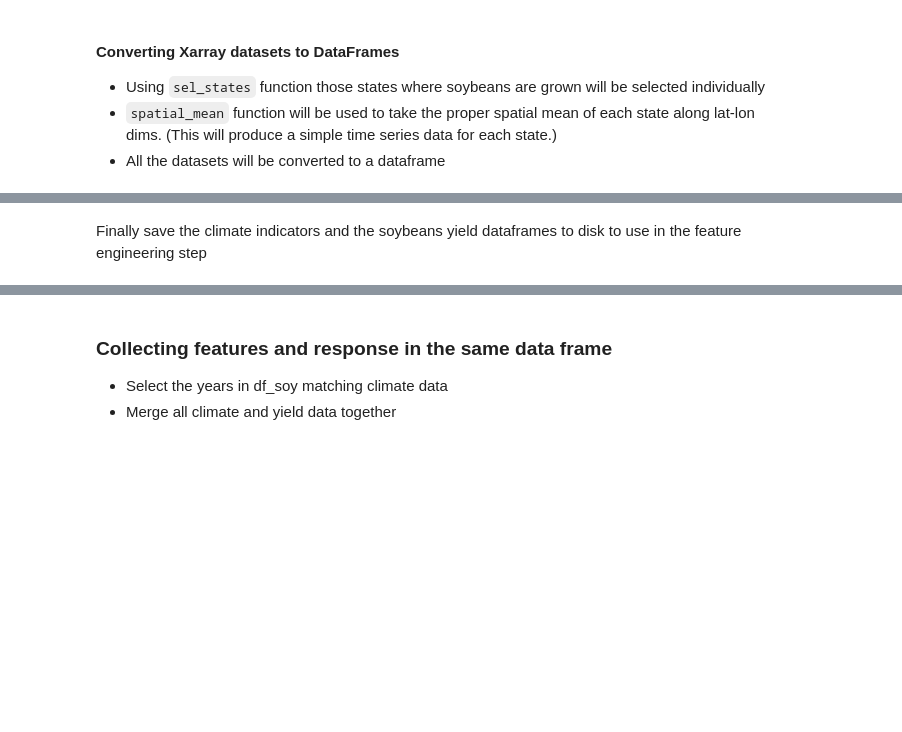
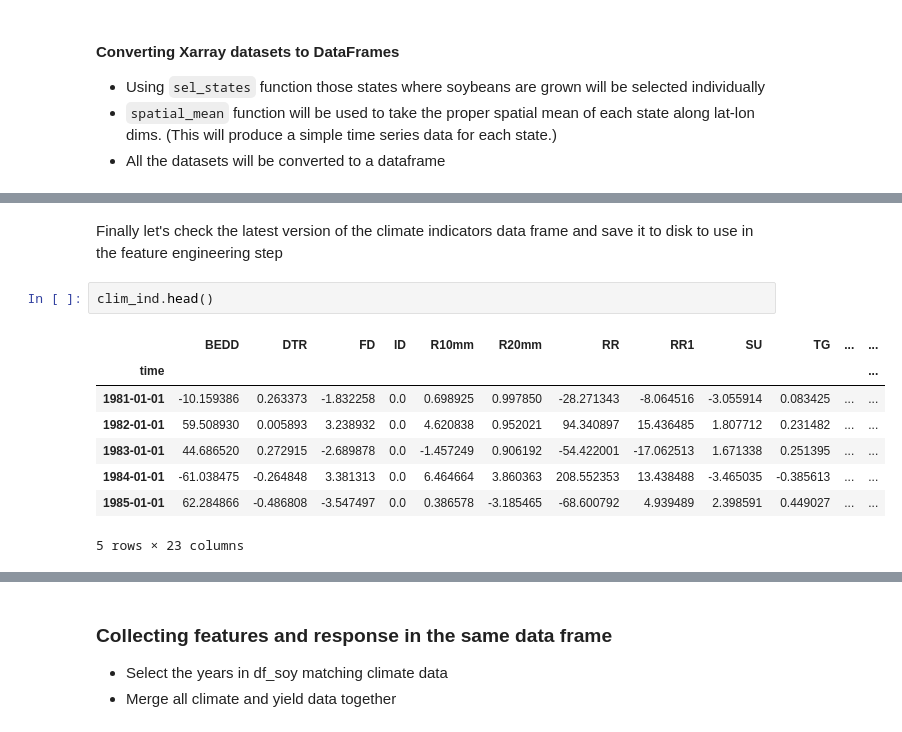
Before and after one commit to ennis-kurt/County-Level-Soybeans-Prediction-from-Climate-Variables, a Jupyter notebook: SoybeansNonIrrigated_Model/DataWrangling.ipynb, the cells around one changed output, grey strips where cells are left out. Cells and saved outputs as stored; diff of their text form; blank space fills up the shorter version.

```diff
--- a/SoybeansNonIrrigated_Model/DataWrangling.ipynb
+++ b/SoybeansNonIrrigated_Model/DataWrangling.ipynb
@@ -1036,2 +1060,13 @@ clim_ind = pd.concat(state_clim_list, axis=0)
 # %% [markdown]
-Finally save the climate indicators and the soybeans yield dataframes to disk to use in the feature engineering step
+Finally let's check the latest version of the climate indicators data frame and save it to disk to use in the feature engineering step
+# %%
+clim_ind.head()
+# %% [output]
+|  | BEDD | DTR | FD | ID | R10mm | R20mm | RR | RR1 | SU | TG | ... | ... |
+| time |  |  |  |  |  |  |  |  |  |  |  | ... |
+| 1981-01-01 | -10.159386 | 0.263373 | -1.832258 | 0.0 | 0.698925 | 0.997850 | -28.271343 | -8.064516 | -3.055914 | 0.083425 | ... | ... |
+| 1982-01-01 | 59.508930 | 0.005893 | 3.238932 | 0.0 | 4.620838 | 0.952021 | 94.340897 | 15.436485 | 1.807712 | 0.231482 | ... | ... |
+| 1983-01-01 | 44.686520 | 0.272915 | -2.689878 | 0.0 | -1.457249 | 0.906192 | -54.422001 | -17.062513 | 1.671338 | 0.251395 | ... | ... |
+| 1984-01-01 | -61.038475 | -0.264848 | 3.381313 | 0.0 | 6.464664 | 3.860363 | 208.552353 | 13.438488 | -3.465035 | -0.385613 | ... | ... |
+| 1985-01-01 | 62.284866 | -0.486808 | -3.547497 | 0.0 | 0.386578 | -3.185465 | -68.600792 | 4.939489 | 2.398591 | 0.449027 | ... | ... |
+5 rows × 23 columns
```
Also changed, not shown: parts of 37 cells of this notebook, 5 other files.
